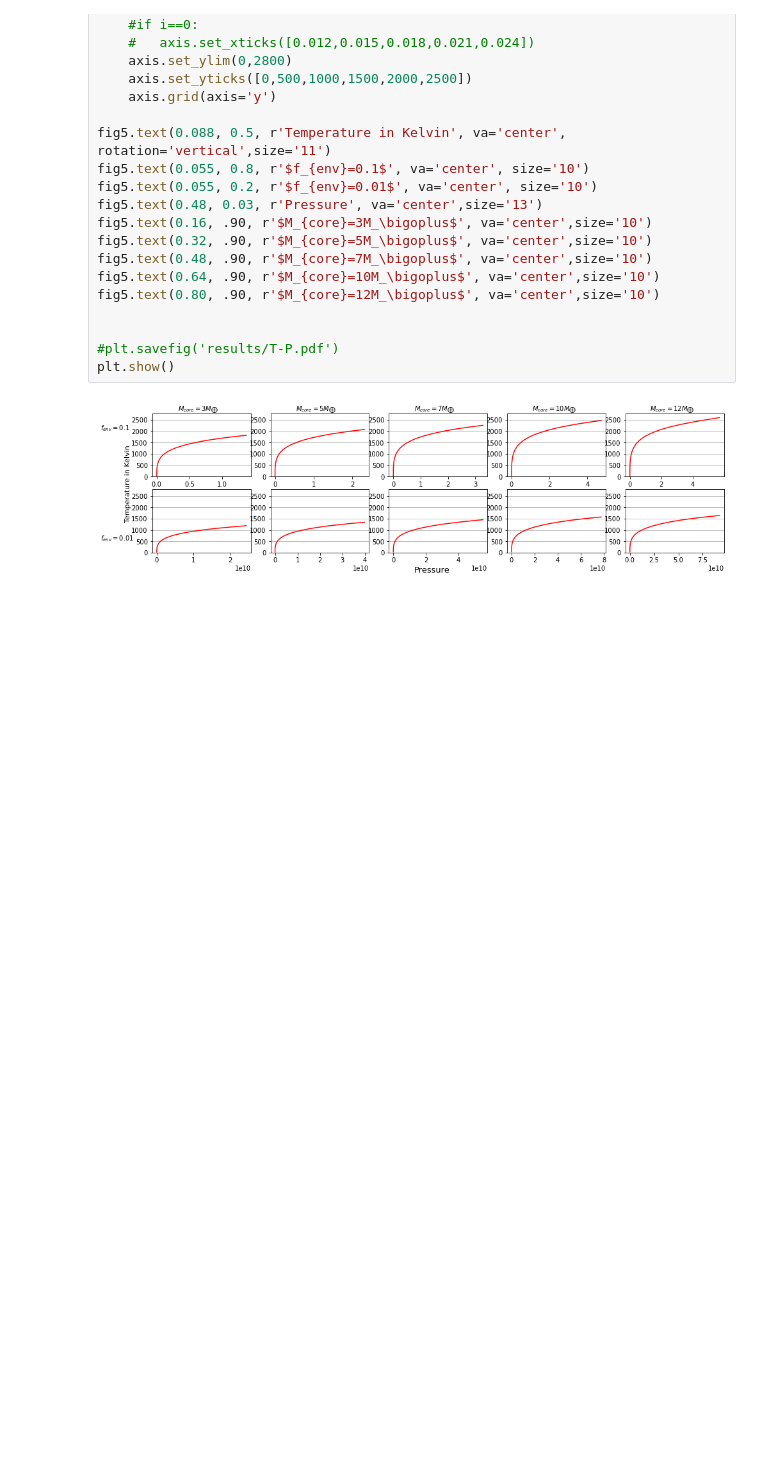
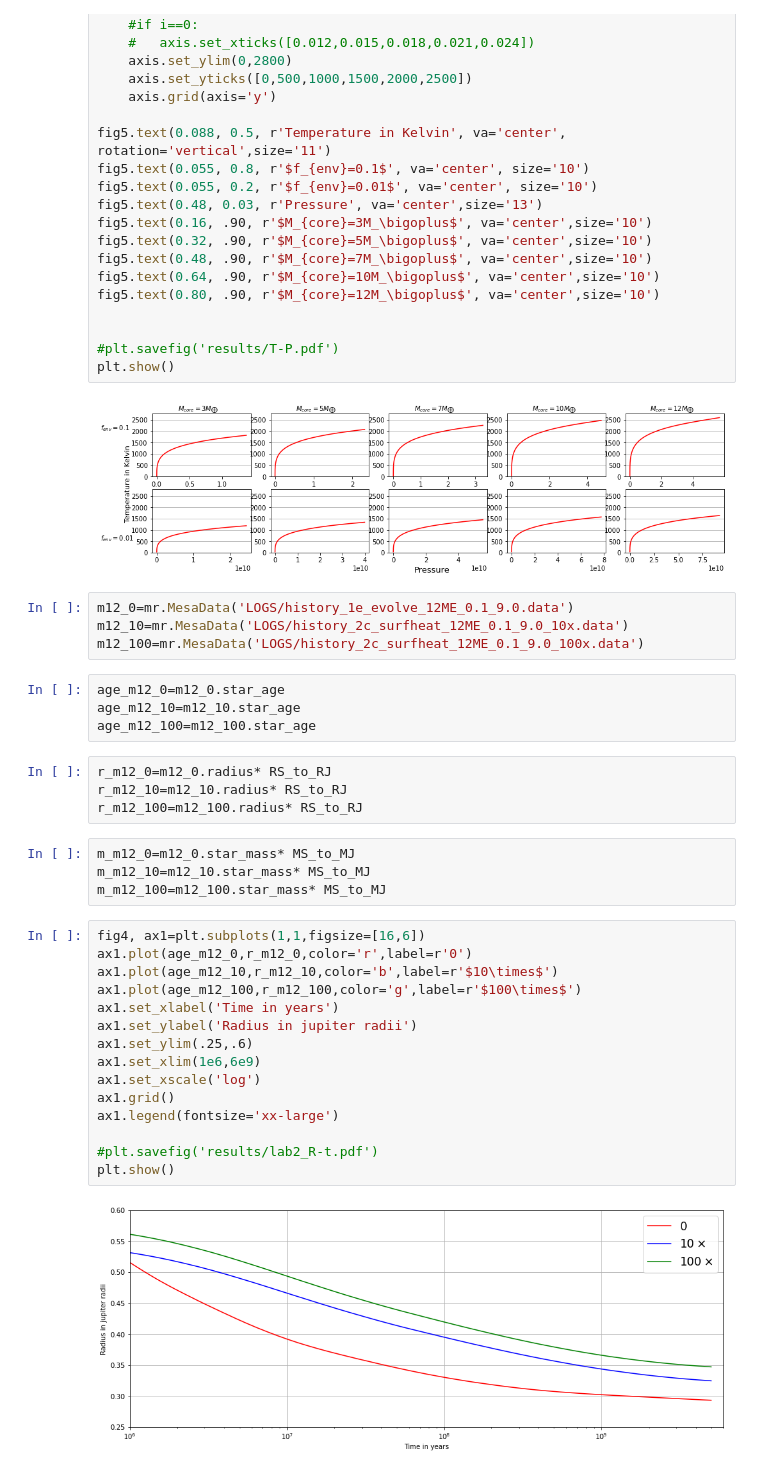
Before and after one commit to johnkou97/Exoplanet_project, a Jupyter notebook: Untitled.ipynb, the cells around one changed output. Drawn from its saved outputs; the diff is of its cells as text; blank space fills up the shorter version.

```diff
--- a/Untitled.ipynb
+++ b/Untitled.ipynb
@@ -319,3 +319,36 @@ fig5.text(0.80, .90, r'$M_{core}=12M_\bigoplus$', va='center',size='10')
 plt.show()
 # %% [output]
 [figure]
+# %%
+m12_0=mr.MesaData('LOGS/history_1e_evolve_12ME_0.1_9.0.data')
+m12_10=mr.MesaData('LOGS/history_2c_surfheat_12ME_0.1_9.0_10x.data')
+m12_100=mr.MesaData('LOGS/history_2c_surfheat_12ME_0.1_9.0_100x.data')
+# %%
+age_m12_0=m12_0.star_age
+age_m12_10=m12_10.star_age
+age_m12_100=m12_100.star_age
+# %%
+r_m12_0=m12_0.radius* RS_to_RJ
+r_m12_10=m12_10.radius* RS_to_RJ
+r_m12_100=m12_100.radius* RS_to_RJ
+# %%
+m_m12_0=m12_0.star_mass* MS_to_MJ
+m_m12_10=m12_10.star_mass* MS_to_MJ
+m_m12_100=m12_100.star_mass* MS_to_MJ
+# %%
+fig4, ax1=plt.subplots(1,1,figsize=[16,6])
+ax1.plot(age_m12_0,r_m12_0,color='r',label=r'0')
+ax1.plot(age_m12_10,r_m12_10,color='b',label=r'$10\times$')
+ax1.plot(age_m12_100,r_m12_100,color='g',label=r'$100\times$')
+ax1.set_xlabel('Time in years')
+ax1.set_ylabel('Radius in jupiter radii')
+ax1.set_ylim(.25,.6)
+ax1.set_xlim(1e6,6e9)
+ax1.set_xscale('log')
+ax1.grid()
+ax1.legend(fontsize='xx-large')
+
+#plt.savefig('results/lab2_R-t.pdf')
+plt.show()
+# %% [output]
+[figure, added]
```
Also changed, not shown: parts of 1 cell of this notebook, 8 other files.
